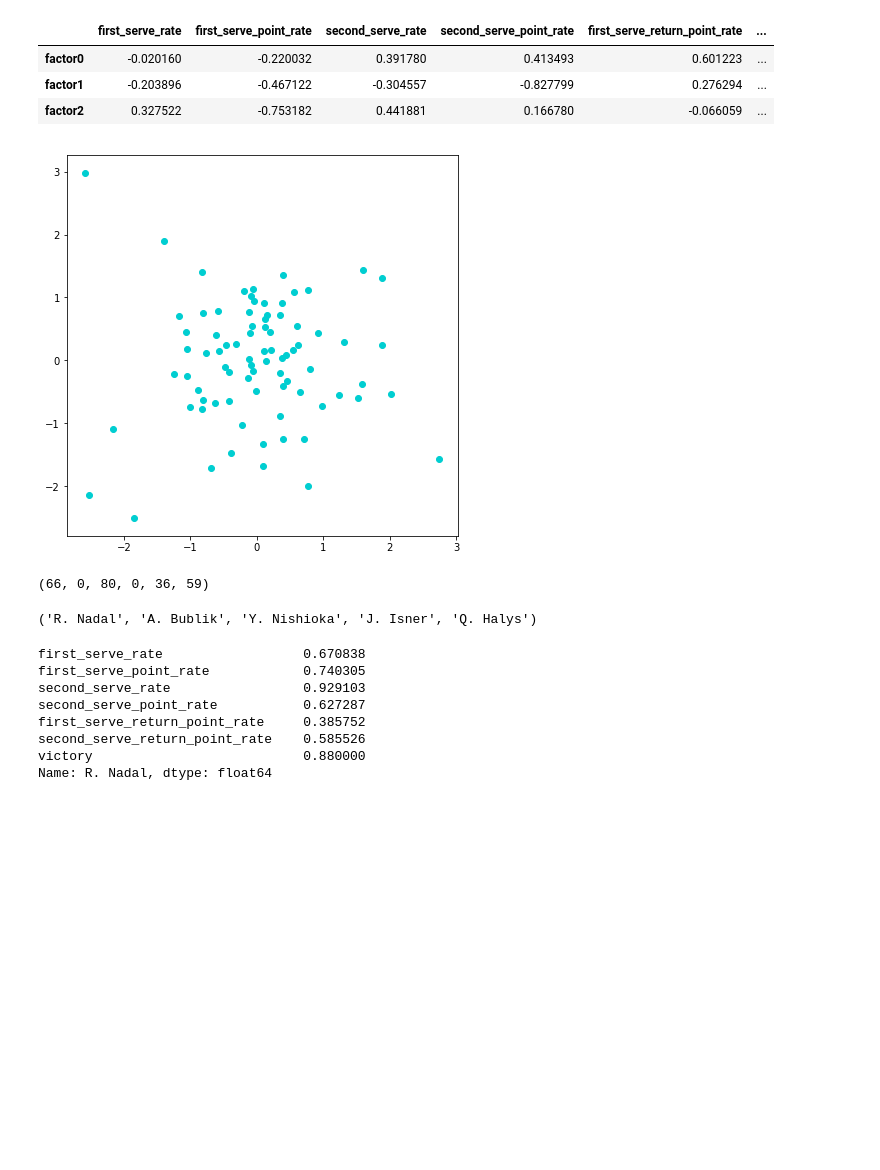
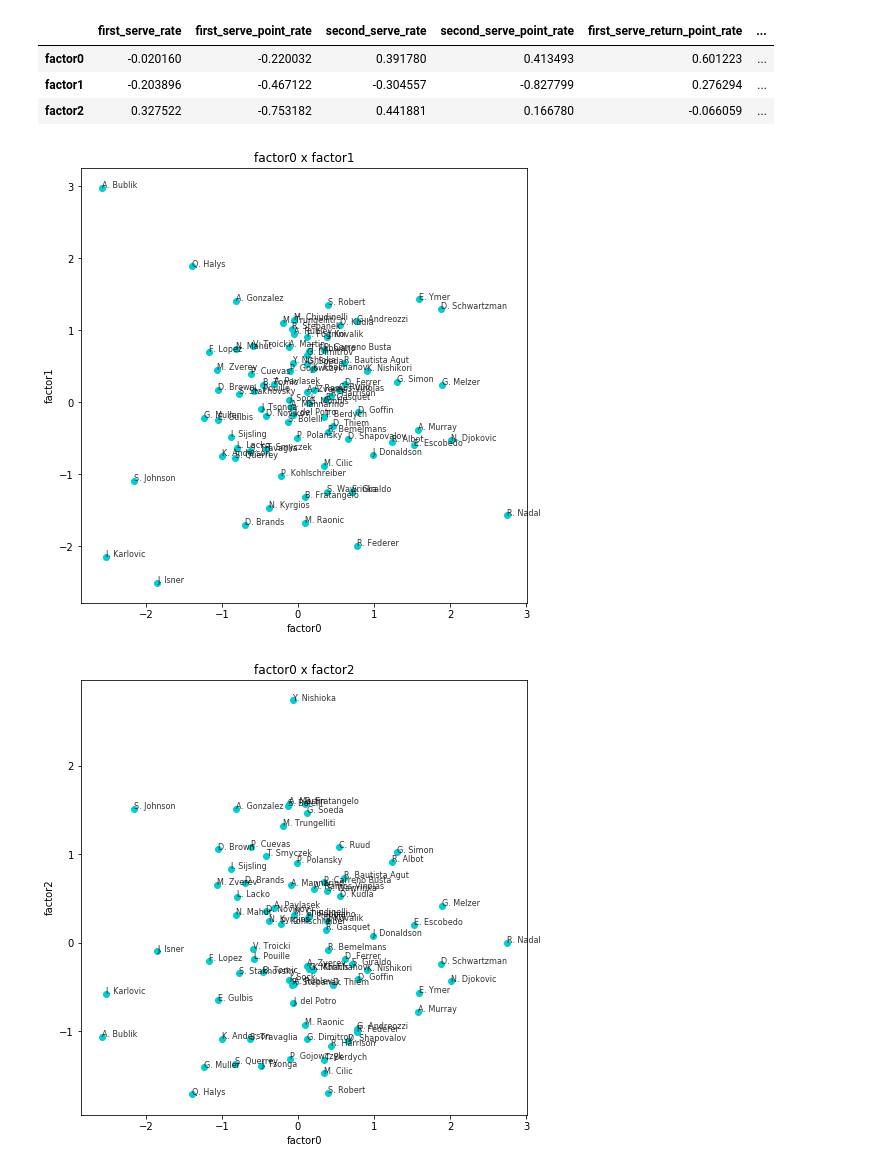
Before and after one commit to Gin04gh/datascience, a Jupyter notebook: kaggle_dataset_large_tennis_dataset_for_atp_itf_betting/analysis_service_return_strength.ipynb, the cells around one changed output. Saved outputs shown, nothing was run; the diff lists cells and outputs as text; code cells hidden in the pictures; blank space fills up the shorter version.

Commit message:
update analysis_service_return_strength

```diff
--- a/kaggle_dataset_large_tennis_dataset_for_atp_itf_betting/analysis_service_return_strength.ipynb
+++ b/kaggle_dataset_large_tennis_dataset_for_atp_itf_betting/analysis_service_return_strength.ipynb
@@ -166,29 +167,19 @@ df_factor_loading
 | factor0 | -0.020160 | -0.220032 | 0.391780 | 0.413493 | 0.601223 | ... |
 | factor1 | -0.203896 | -0.467122 | -0.304557 | -0.827799 | 0.276294 | ... |
 | factor2 | 0.327522 | -0.753182 | 0.441881 | 0.166780 | -0.066059 | ... |
-# %%
-transformed = fa.fit_transform(x)
-plt.figure(figsize=(7,7))
-plt.scatter(transformed[:, 0], transformed[:, 1], color=base_color)
-plt.show()
-# %% [output]
-[figure, removed]
-# %%
-np.argmax(transformed[:, 0]), np.argmax(transformed[:, 1]), np.argmax(transformed[:, 2]), np.argmin(transformed[:, 0]), np.argmin(transformed[:, 1]), np.argmin(transformed[:, 2])
-# %% [output]
-(66, 0, 80, 0, 36, 59)
-# %%
-y[66], y[0], y[80], y[36], y[59]
-# %% [output]
-('R. Nadal', 'A. Bublik', 'Y. Nishioka', 'J. Isner', 'Q. Halys')
-# %%
-df_tmp.loc[y[66], :]
-# %% [output]
-first_serve_rate                  0.670838
-first_serve_point_rate            0.740305
-second_serve_rate                 0.929103
-second_serve_point_rate           0.627287
-first_serve_return_point_rate     0.385752
-second_serve_return_point_rate    0.585526
-victory                           0.880000
-Name: R. Nadal, dtype: float64
+# %%
+transformed = fa.fit_transform(x)
+
+for i, j in itertools.combinations(np.arange(factor_num), 2):
+
+    plt.figure(figsize=(8,8))
+    plt.scatter(transformed[:, i], transformed[:, j], color=base_color)
+    for k, y_ in enumerate(y):
+        plt.annotate(y_, xy=(transformed[k, i], transformed[k, j]), size=8, alpha=0.8)
+    plt.xlabel('factor'+str(i))
+    plt.ylabel('factor'+str(j))
+    plt.title('factor'+str(i)+' x '+'factor'+str(j))
+    plt.show()
+# %% [output]
+[figure, added]
+[figure, added]
```
Also changed, not shown: parts of 2 cells of this notebook.
